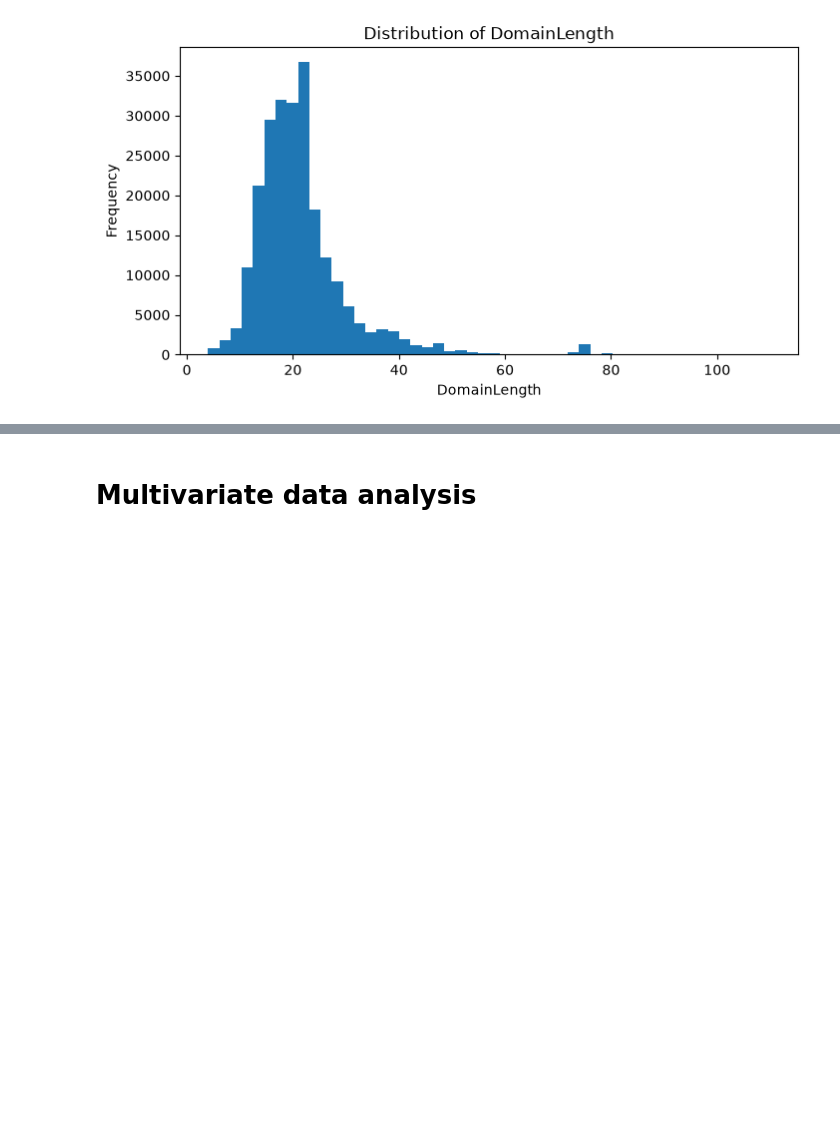
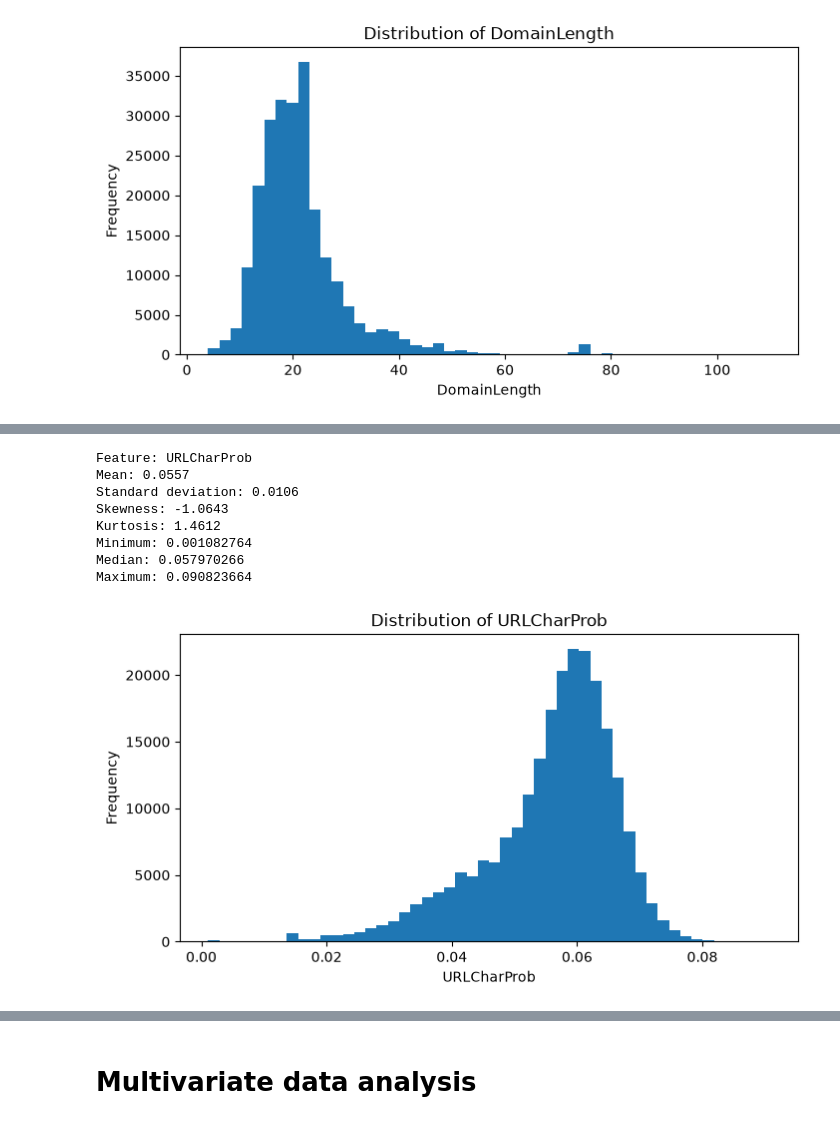
Before and after one commit to luiz-matoso/phiusiil-phishing-analysis, a Jupyter notebook: notebooks/notebook.ipynb, the cells around one changed output, grey strips where cells are left out. Saved outputs shown, nothing was run; the diff lists cells and outputs as text; code cells hidden in the pictures; blank space fills up the shorter version.

```diff
--- a/notebooks/notebook.ipynb
+++ b/notebooks/notebook.ipynb
@@ -245,0 +328,12 @@ Maximum: 110
+# %%
+analyze_numeric_feature("URLCharProb")
+# %% [output]
+Feature: URLCharProb
+Mean: 0.0557
+Standard deviation: 0.0106
+Skewness: -1.0643
+Kurtosis: 1.4612
+Minimum: 0.001082764
+Median: 0.057970266
+Maximum: 0.090823664
+[figure, added]
```
Also changed, not shown: parts of 38 cells of this notebook.
